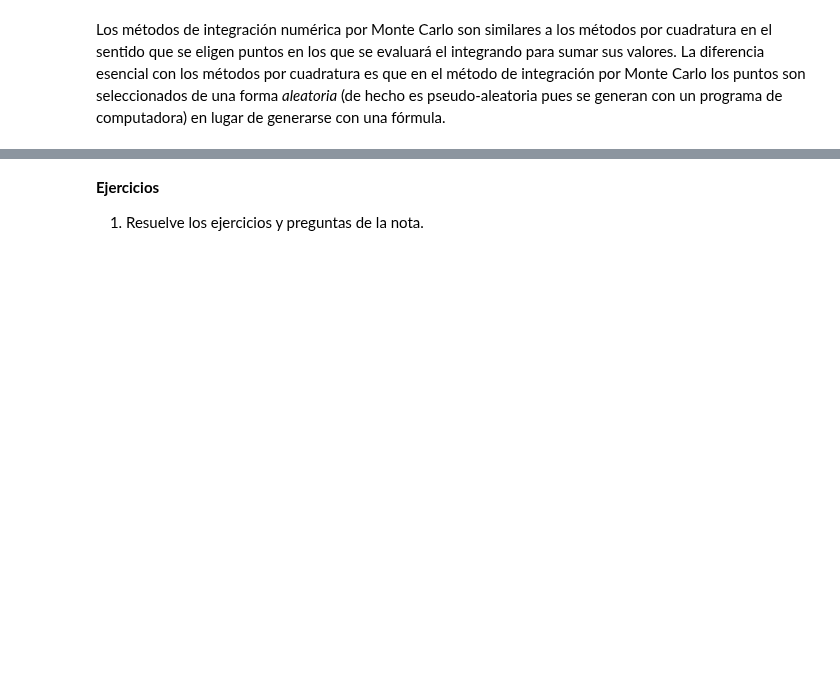
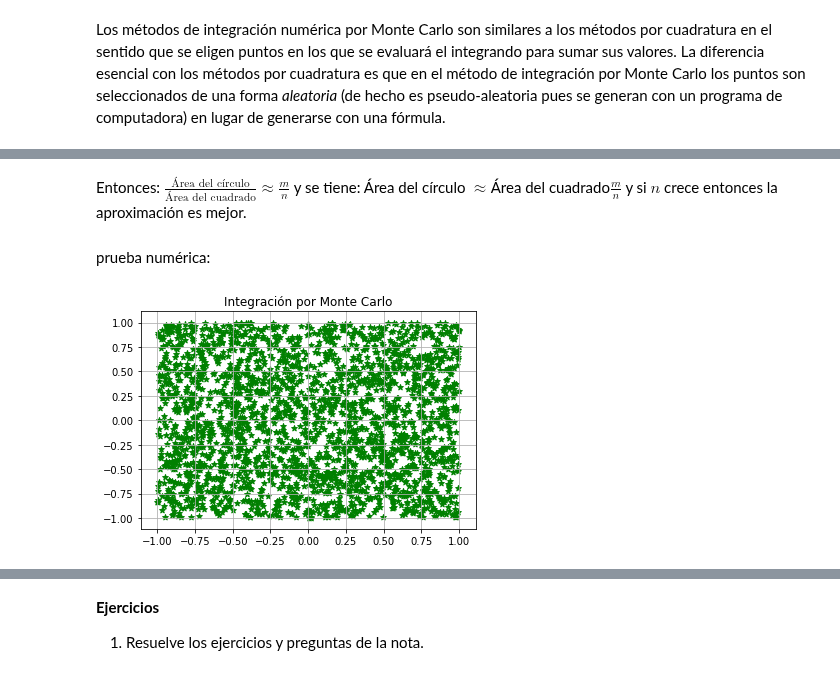
Before and after one commit to ITAM-DS/analisis-numerico-computo-cientifico, a Jupyter notebook: temas/I.computo_cientifico/1.5.Integracion_numerica.ipynb, the cells around one changed output, grey strips where cells are left out. Drawn from its saved outputs; the diff is of its cells as text; code cells hidden in the pictures; blank space fills up the shorter version.

Commit message:
monte carlo example

```diff
--- a/temas/I.computo_cientifico/1.5.Integracion_numerica.ipynb
+++ b/temas/I.computo_cientifico/1.5.Integracion_numerica.ipynb
@@ -346,0 +385,13 @@ Los métodos de integración numérica por Monte Carlo son similares a los méto
+# %% [markdown]
+Entonces: $\frac{\text{Área del círculo}}{\text{Área del cuadrado}} \approx \frac{m}{n}$ y se tiene: Área del círculo $\approx$Área del cuadrado$\frac{m}{n}$ y si $n$ crece entonces la aproximación es mejor.
+# %% [markdown]
+prueba numérica:
+# %%
+density_p=int(2.5*10**3)
+x_p=np.random.uniform(-1,1,(density_p,2))
+plt.scatter(x_p[:,0],x_p[:,1],marker='*',color='g')
+plt.title('Integración por Monte Carlo')
+plt.grid()
+plt.show()
+# %% [output]
+[figure, added]
```
Also changed, not shown: parts of 22 cells of this notebook.
